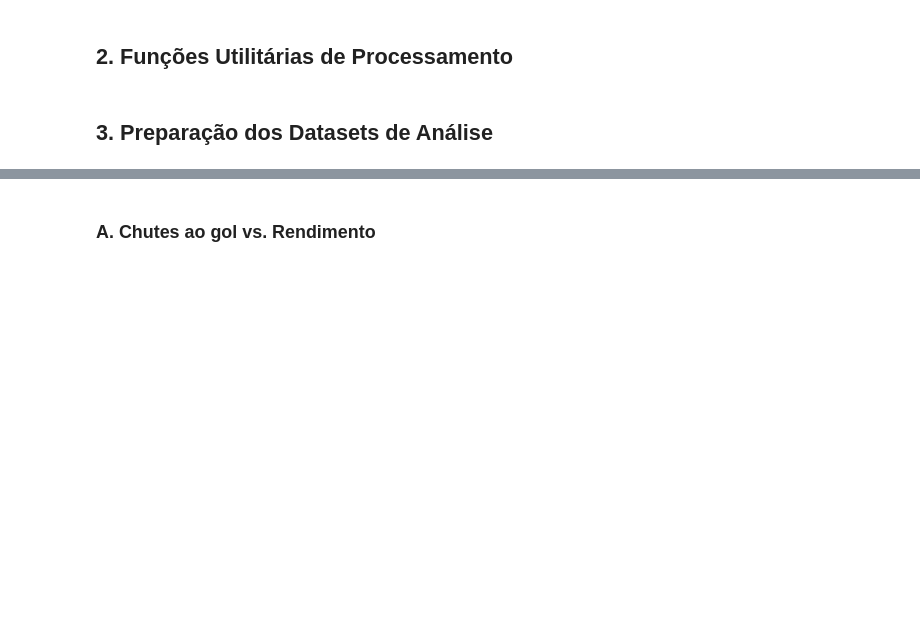
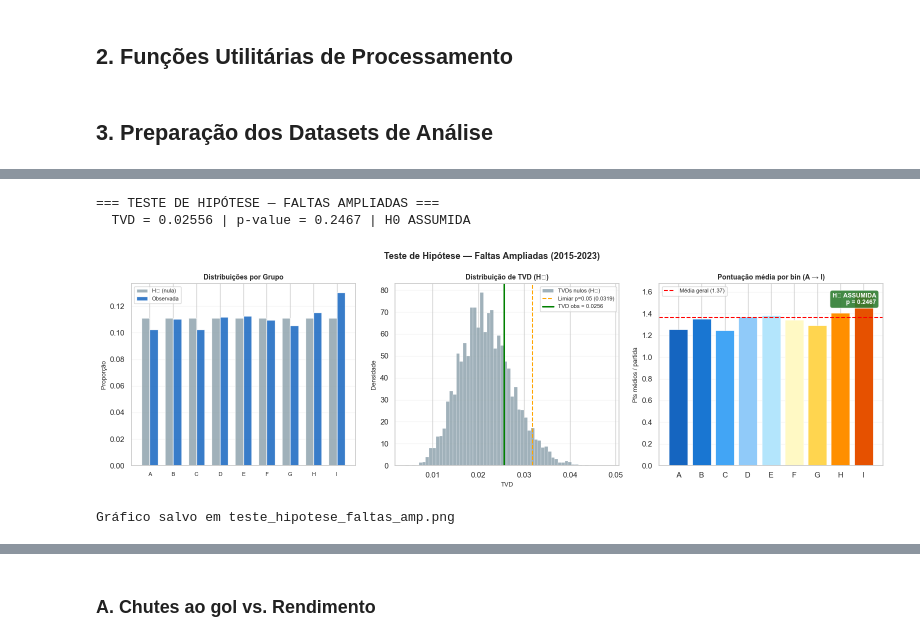
Before and after one commit to ironsteve43/trabalhoICD, a Jupyter notebook: analise_refactored.ipynb, the cells around one changed output, grey strips where cells are left out. Drawn from its saved outputs; the diff is of its cells as text; code cells hidden in the pictures; blank space fills up the shorter version.

```diff
--- a/analise_refactored.ipynb
+++ b/analise_refactored.ipynb
@@ -83,0 +1018,67 @@ print(f"Dataset Scout: {len(df_scout)} partidas")
+# %%
+serie_faltas_amp = tabela_faltas_amp['pontuacao_por_partida']
+
+resultado_faltas_amp = testar_distribuicao(serie_faltas_amp, tvd_dist_nula, 'Faltas (2015-2023)')
+
+print("\n=== TESTE DE HIPÓTESE — FALTAS AMPLIADAS ===")
+status = "REJEITADA" if resultado_faltas_amp['rejeitada'] else "ASSUMIDA "
+print(f"  TVD = {resultado_faltas_amp['tvd_obs']:.5f} | "
+      f"p-value = {resultado_faltas_amp['p_value']:.4f} | H0 {status}")
+
+# Gráfico do teste de hipótese — faltas ampliadas (3 painéis, igual ao bloco anterior)
+fig, axes = plt.subplots(1, 3, figsize=(16, 5))
+fig.suptitle('Teste de Hipótese — Faltas Ampliadas (2015-2023)',
+             fontsize=13, fontweight='bold')
+
+res = resultado_faltas_amp
+
+# Painel 1: distribuições por grupo
+x = np.arange(9); w = 0.35
+axes[0].bar(x - w/2, res['dist_nula'],  w, label='H₀ (nula)',  color='#90A4AE', alpha=0.85)
+axes[0].bar(x + w/2, res['dist_teste'], w, label='Observada',
+            color='#C62828' if res['rejeitada'] else '#1565C0', alpha=0.85)
+axes[0].set_xticks(x); axes[0].set_xticklabels(GRUPOS, fontsize=8)
+axes[0].set_title('Distribuições por Grupo', fontsize=10, fontweight='bold')
+axes[0].set_ylabel('Proporção', fontsize=9); axes[0].legend(fontsize=8)
+axes[0].grid(axis='y', alpha=0.2)
+
+# Painel 2: distribuição de TVDs nulos + TVD observado
+axes[1].hist(tvd_dist_nula, bins=60, color='#90A4AE', edgecolor='white',
+             linewidth=0.3, alpha=0.85, density=True, label='TVDs nulos (H₀)')
+p95_nula = np.percentile(tvd_dist_nula, 95)
+axes[1].axvline(p95_nula, color='orange', linewidth=1.5, linestyle='--',
+                label=f'Limiar p=0.05 ({p95_nula:.4f})')
+axes[1].axvline(res['tvd_obs'],
+                color='red' if res['rejeitada'] else 'green',
+                linewidth=2.2, linestyle='-',
+                label=f"TVD obs = {res['tvd_obs']:.4f}")
+axes[1].set_title('Distribuição de TVD (H₀)', fontsize=10, fontweight='bold')
+axes[1].set_xlabel('TVD', fontsize=9); axes[1].set_ylabel('Densidade', fontsize=9)
+axes[1].legend(fontsize=8); axes[1].grid(axis='y', alpha=0.2)
+
+# Painel 3: pontuação média por bin A→I com selo
+cores_grupo = ['#1565C0','#1976D2','#42A5F5','#90CAF9','#B3E5FC',
+               '#FFF9C4','#FFD54F','#FF8F00','#E65100']
+axes[2].bar(GRUPOS, res['valores_9'], color=cores_grupo, edgecolor='white', linewidth=0.4)
+axes[2].axhline(media_brasileirao, color='red', linewidth=1.5, linestyle='--',
+                label=f'Média geral ({media_brasileirao:.2f})')
+axes[2].set_title('Pontuação média por bin (A → I)', fontsize=10, fontweight='bold')
+axes[2].set_ylabel('Pts médios / partida', fontsize=9)
+axes[2].legend(fontsize=8); axes[2].grid(axis='y', alpha=0.2)
+cor_selo = '#C62828' if res['rejeitada'] else '#2E7D32'
+texto    = (f"H₀ REJEITADA\np = {res['p_value']:.4f}"
+            if res['rejeitada'] else f"H₀ ASSUMIDA\np = {res['p_value']:.4f}")
+axes[2].text(0.97, 0.95, texto, transform=axes[2].transAxes,
+             fontsize=9, fontweight='bold', color='white',
+             verticalalignment='top', horizontalalignment='right',
+             bbox=dict(boxstyle='round,pad=0.4', facecolor=cor_selo, alpha=0.9))
+
+plt.tight_layout()
+plt.savefig('teste_hipotese_faltas_amp.png', dpi=150, bbox_inches='tight')
+plt.show()
+print("Gráfico salvo em teste_hipotese_faltas_amp.png")
+# %% [output]
+=== TESTE DE HIPÓTESE — FALTAS AMPLIADAS ===
+  TVD = 0.02556 | p-value = 0.2467 | H0 ASSUMIDA
+[figure, added]
+Gráfico salvo em teste_hipotese_faltas_amp.png
```
Also changed, not shown: parts of 48 cells of this notebook.
